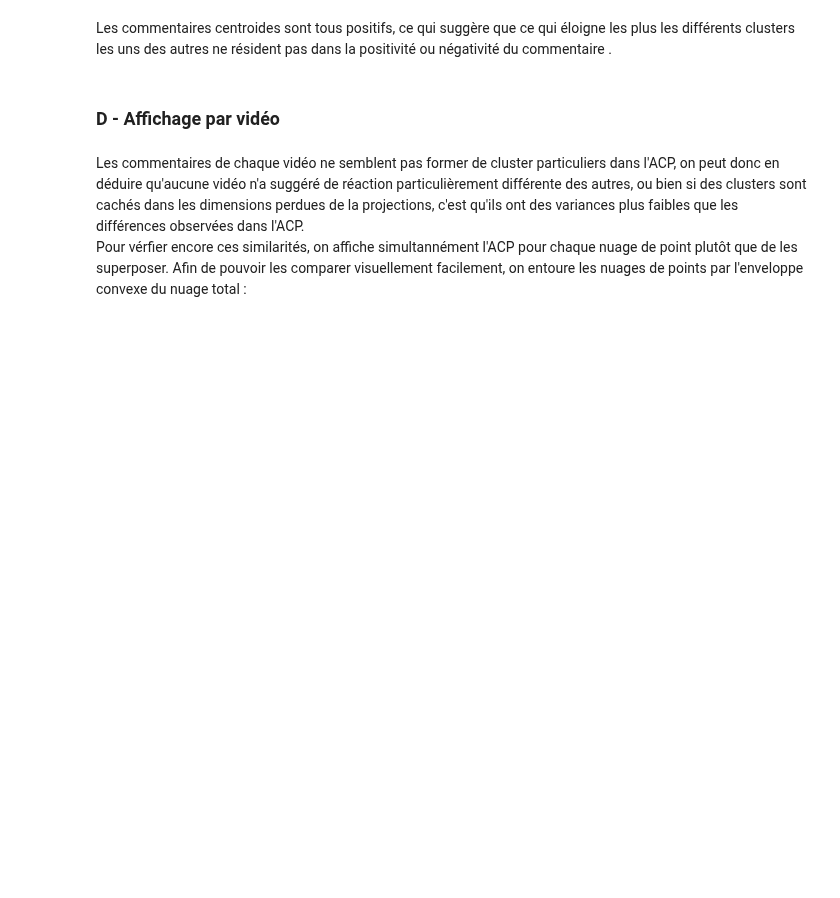
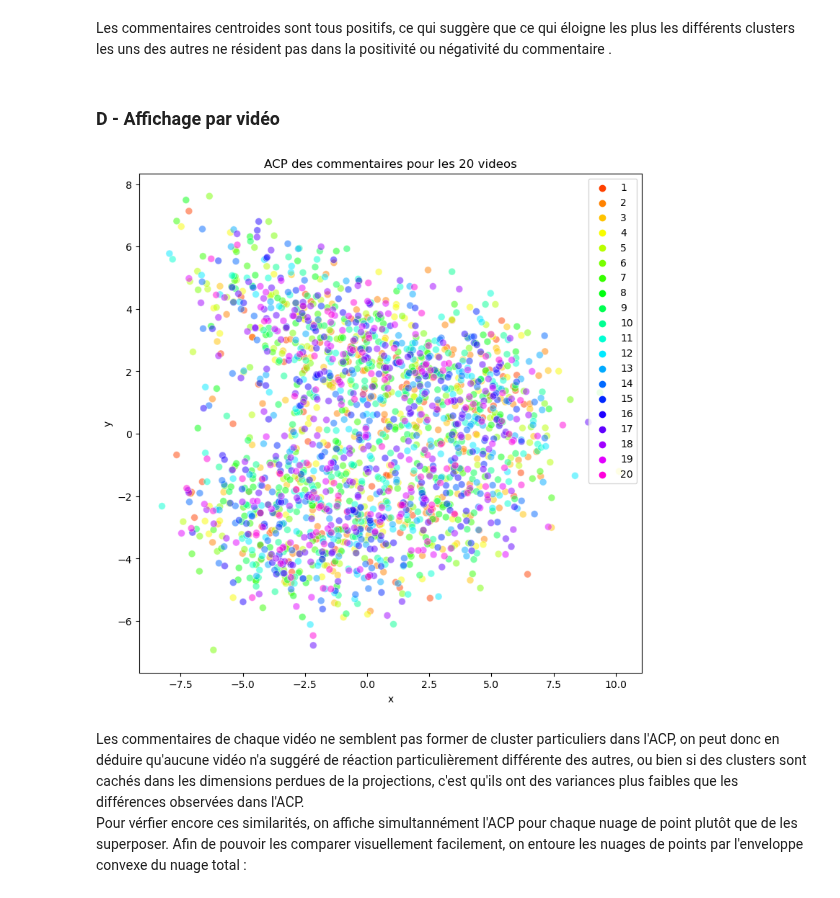
Before and after one commit to AntoineLlg/projet-python-2a, a Jupyter notebook: rapport_commentaires_youtube.ipynb, the cells around one changed output. Saved outputs shown, nothing was run; the diff lists cells and outputs as text; code cells hidden in the pictures; blank space fills up the shorter version.

```diff
--- a/rapport_commentaires_youtube.ipynb
+++ b/rapport_commentaires_youtube.ipynb
@@ -360,19 +459,21 @@ Les commentaires centroides sont tous positifs, ce qui suggère que ce qui éloi
 # %% [markdown]
 ### D - Affichage par vidéo
 # %%
-plt.figure(figsize=(9,9))
-sns.scatterplot(data=data,
+plt.figure(figsize=(9, 9))
+sns.scatterplot(data=df_plot,
                 x='x',
                 y='y',
-                hue='video#',
+                hue=font,
                 hue_norm=(0, 23),
                 s=50,
                 palette='hsv',
                 alpha=.5,
                 legend='full')
-plt.title("ACP des commentaires par video")
+plt.title("ACP des commentaires pour les 20 videos")
 
 plt.show()
+# %% [output]
+[figure, added]
 # %% [markdown]
 Les commentaires de chaque vidéo ne semblent pas former de cluster particuliers dans l'ACP, on peut donc en déduire qu'aucune vidéo n'a suggéré de réaction particulièrement différente des autres, ou bien si des clusters sont cachés dans les dimensions perdues de la projections, c'est qu'ils ont des variances plus faibles que les différences observées dans l'ACP.
 Pour vérfier encore ces similarités, on affiche simultannément l'ACP pour chaque nuage de point plutôt que de les superposer.
```
Also changed, not shown: parts of 27 cells of this notebook, 2 other files.
